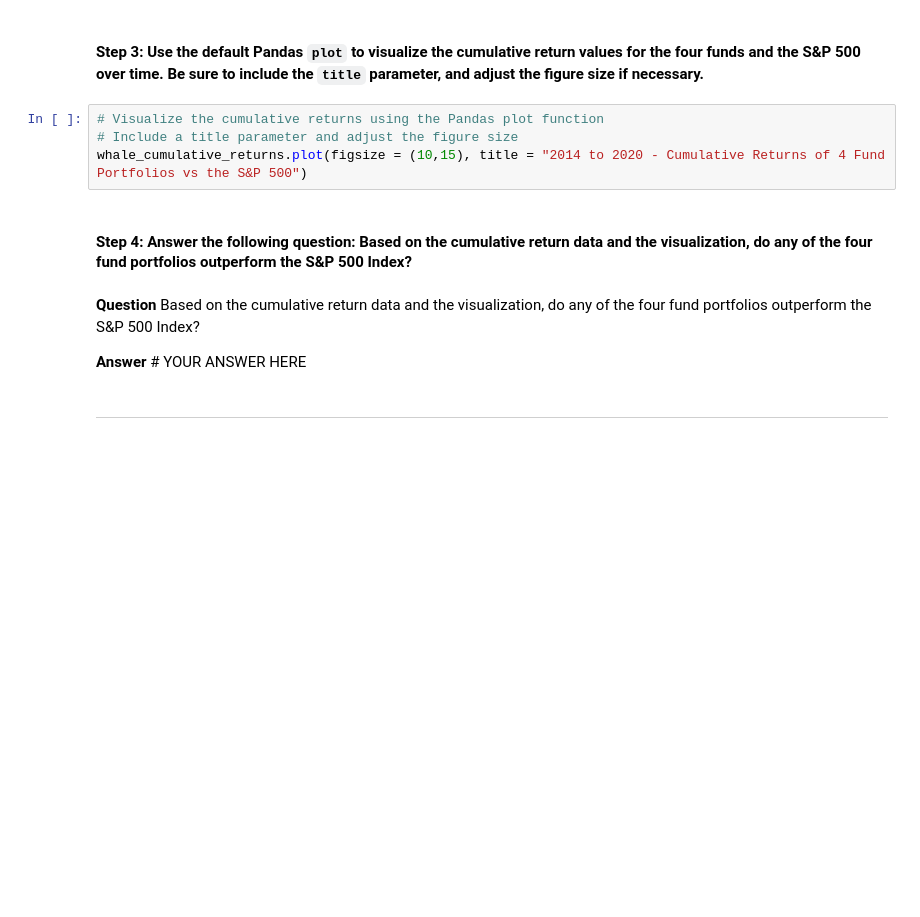
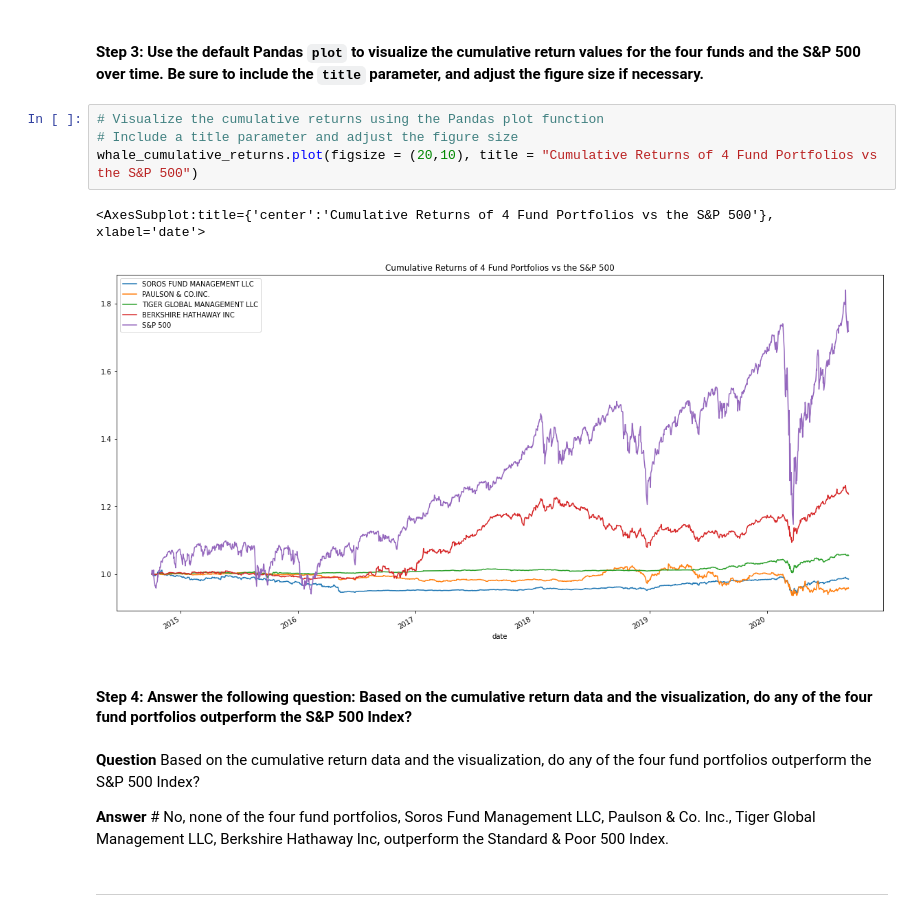
Before and after one commit to SantiagoSR-1/Asset_Management_Analysis, a Jupyter notebook: risk_return_analysis.ipynb, the cells around one changed output. Saved outputs shown, nothing was run; the diff lists cells and outputs as text; blank space fills up the shorter version.

```diff
--- a/risk_return_analysis.ipynb
+++ b/risk_return_analysis.ipynb
@@ -156,13 +179,16 @@ whale_cumulative_returns.tail()
 # %%
 # Visualize the cumulative returns using the Pandas plot function
 # Include a title parameter and adjust the figure size
-whale_cumulative_returns.plot(figsize = (10,15), title = "2014 to 2020 - Cumulative Returns of 4 Fund Portfolios vs the S&P 500")
+whale_cumulative_returns.plot(figsize = (20,10), title = "Cumulative Returns of 4 Fund Portfolios vs the S&P 500")
+# %% [output]
+<AxesSubplot:title={'center':'Cumulative Returns of 4 Fund Portfolios vs the S&P 500'}, xlabel='date'>
+[figure, added]
 # %% [markdown]
 #### Step 4: Answer the following question: Based on the cumulative return data and the visualization, do any of the four fund portfolios outperform the S&P 500 Index?
 # %% [markdown]
 **Question** Based on the cumulative return data and the visualization, do any of the four fund portfolios outperform the S&P 500 Index?
 
-**Answer** # YOUR ANSWER HERE
+**Answer** # No, none of the four fund portfolios, Soros Fund Management LLC, Paulson & Co. Inc., Tiger Global Management LLC, Berkshire Hathaway Inc, outperform the Standard & Poor 500 Index.
 # %% [markdown]
 ---
 # %% [markdown]
```
Also changed, not shown: parts of 30 cells of this notebook.
